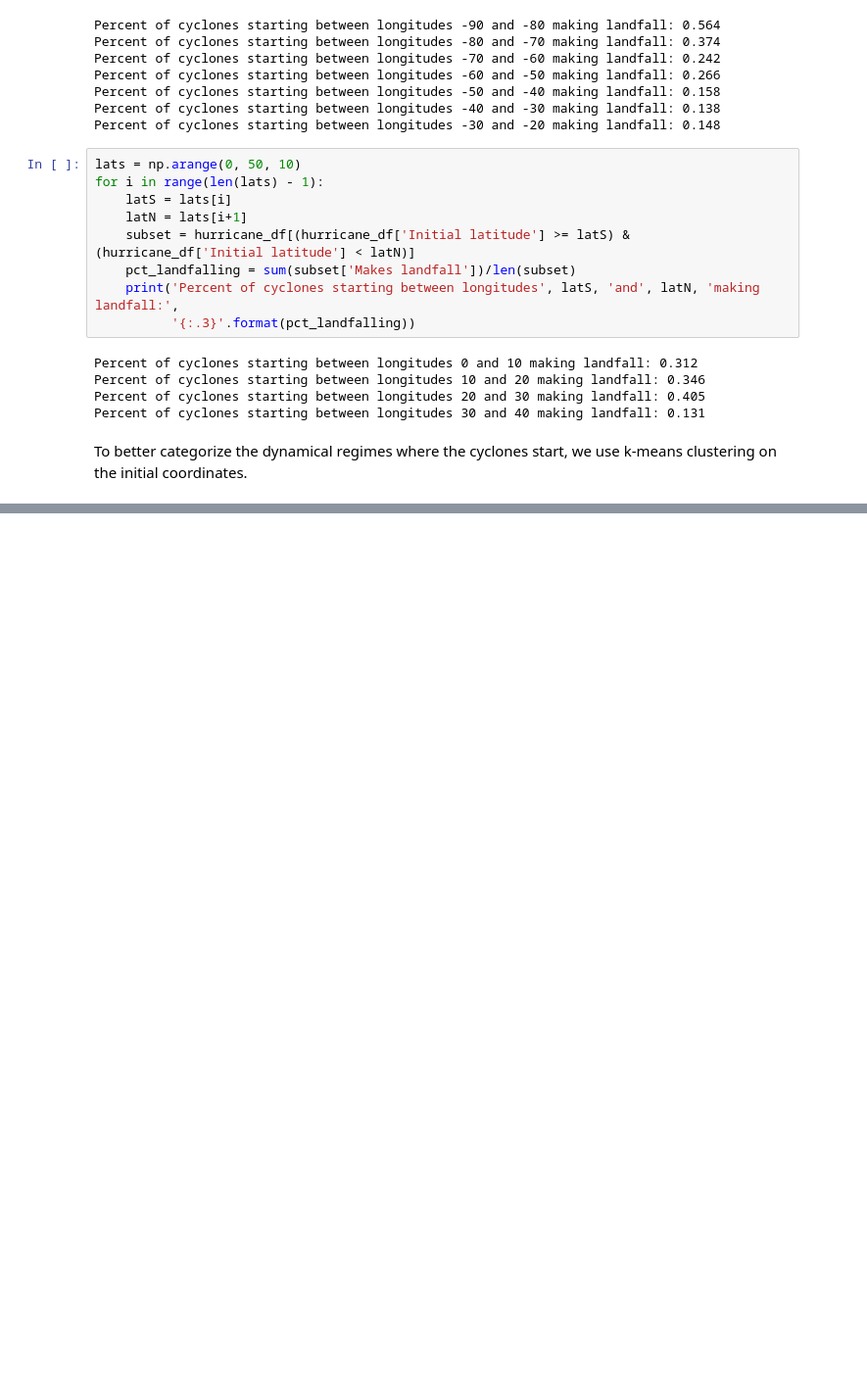
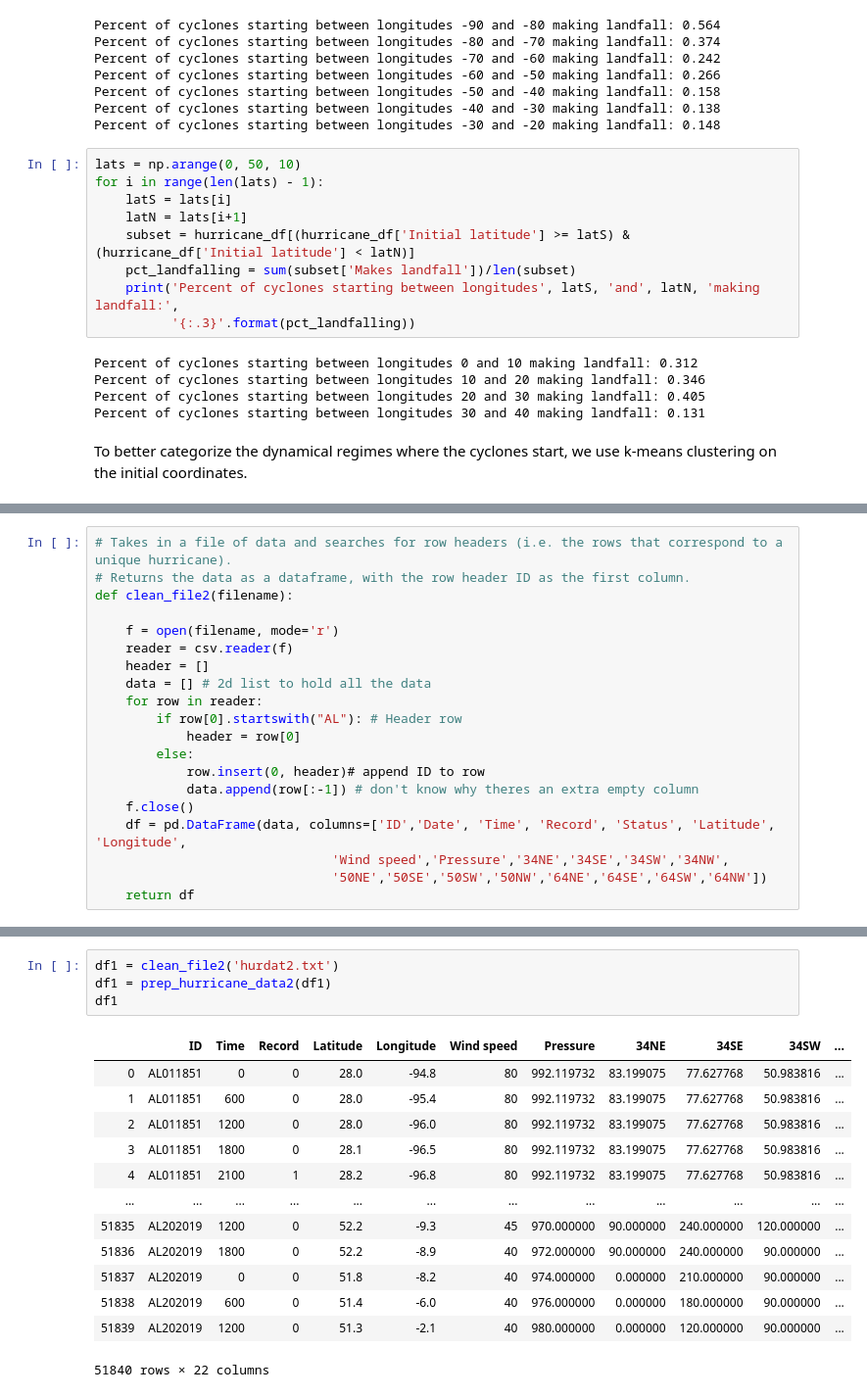
Before and after one commit to jonathanlu02/HurricanePrediction, a Jupyter notebook: Hurricane Project.ipynb, the cells around one changed output, grey strips where cells are left out. Shown: that part at 98% size. Drawn from its saved outputs; the diff is of its cells as text; blank space fills up the shorter version.

```diff
--- a/Hurricane Project.ipynb
+++ b/Hurricane Project.ipynb
@@ -220,0 +282,20 @@ print(neigh.kneighbors([[1., 1., 1.]]))
+# %%
+# Takes in a file of data and searches for row headers (i.e. the rows that correspond to a unique hurricane).
+# Returns the data as a dataframe, with the row header ID as the first column.
+def clean_file2(filename):
+
+    f = open(filename, mode='r')
+    reader = csv.reader(f)
+    header = []
+    data = [] # 2d list to hold all the data
+    for row in reader:
+        if row[0].startswith("AL"): # Header row
+            header = row[0]
+        else:
+            row.insert(0, header)# append ID to row
+            data.append(row[:-1]) # don't know why theres an extra empty column
+    f.close()
+    df = pd.DataFrame(data, columns=['ID','Date', 'Time', 'Record', 'Status', 'Latitude', 'Longitude',
+                               'Wind speed','Pressure','34NE','34SE','34SW','34NW',
+                               '50NE','50SE','50SW','50NW','64NE','64SE','64SW','64NW'])
+    return df
@@ -220,0 +353,18 @@ print(neigh.kneighbors([[1., 1., 1.]]))
+# %%
+df1 = clean_file2('hurdat2.txt')
+df1 = prep_hurricane_data2(df1)
+df1
+# %% [output]
+|  | ID | Time | Record | Latitude | Longitude | Wind speed | Pressure | 34NE | 34SE | 34SW | ... |
+| 0 | AL011851 | 0 | 0 | 28.0 | -94.8 | 80 | 992.119732 | 83.199075 | 77.627768 | 50.983816 | ... |
+| 1 | AL011851 | 600 | 0 | 28.0 | -95.4 | 80 | 992.119732 | 83.199075 | 77.627768 | 50.983816 | ... |
+| 2 | AL011851 | 1200 | 0 | 28.0 | -96.0 | 80 | 992.119732 | 83.199075 | 77.627768 | 50.983816 | ... |
+| 3 | AL011851 | 1800 | 0 | 28.1 | -96.5 | 80 | 992.119732 | 83.199075 | 77.627768 | 50.983816 | ... |
+| 4 | AL011851 | 2100 | 1 | 28.2 | -96.8 | 80 | 992.119732 | 83.199075 | 77.627768 | 50.983816 | ... |
+| ... | ... | ... | ... | ... | ... | ... | ... | ... | ... | ... | ... |
+| 51835 | AL202019 | 1200 | 0 | 52.2 | -9.3 | 45 | 970.000000 | 90.000000 | 240.000000 | 120.000000 | ... |
+| 51836 | AL202019 | 1800 | 0 | 52.2 | -8.9 | 40 | 972.000000 | 90.000000 | 240.000000 | 90.000000 | ... |
+| 51837 | AL202019 | 0 | 0 | 51.8 | -8.2 | 40 | 974.000000 | 0.000000 | 210.000000 | 90.000000 | ... |
+| 51838 | AL202019 | 600 | 0 | 51.4 | -6.0 | 40 | 976.000000 | 0.000000 | 180.000000 | 90.000000 | ... |
+| 51839 | AL202019 | 1200 | 0 | 51.3 | -2.1 | 40 | 980.000000 | 0.000000 | 120.000000 | 90.000000 | ... |
+51840 rows × 22 columns
```
Also changed, not shown: parts of 21 cells of this notebook.
